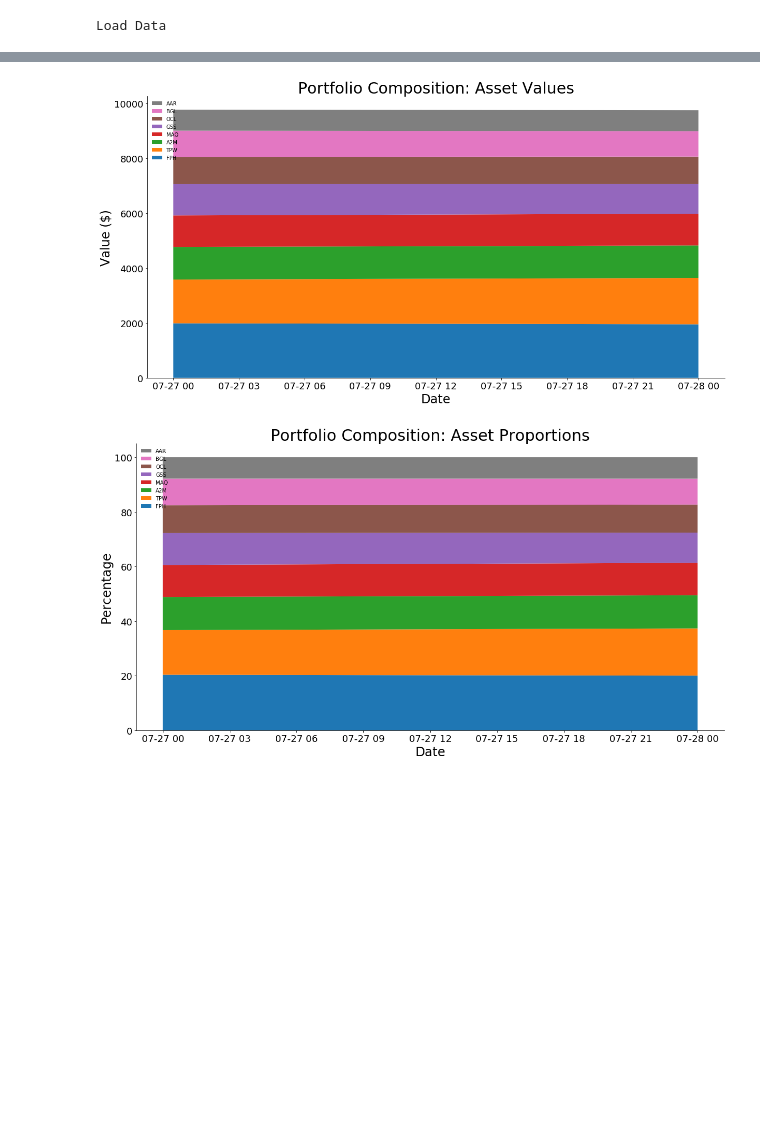
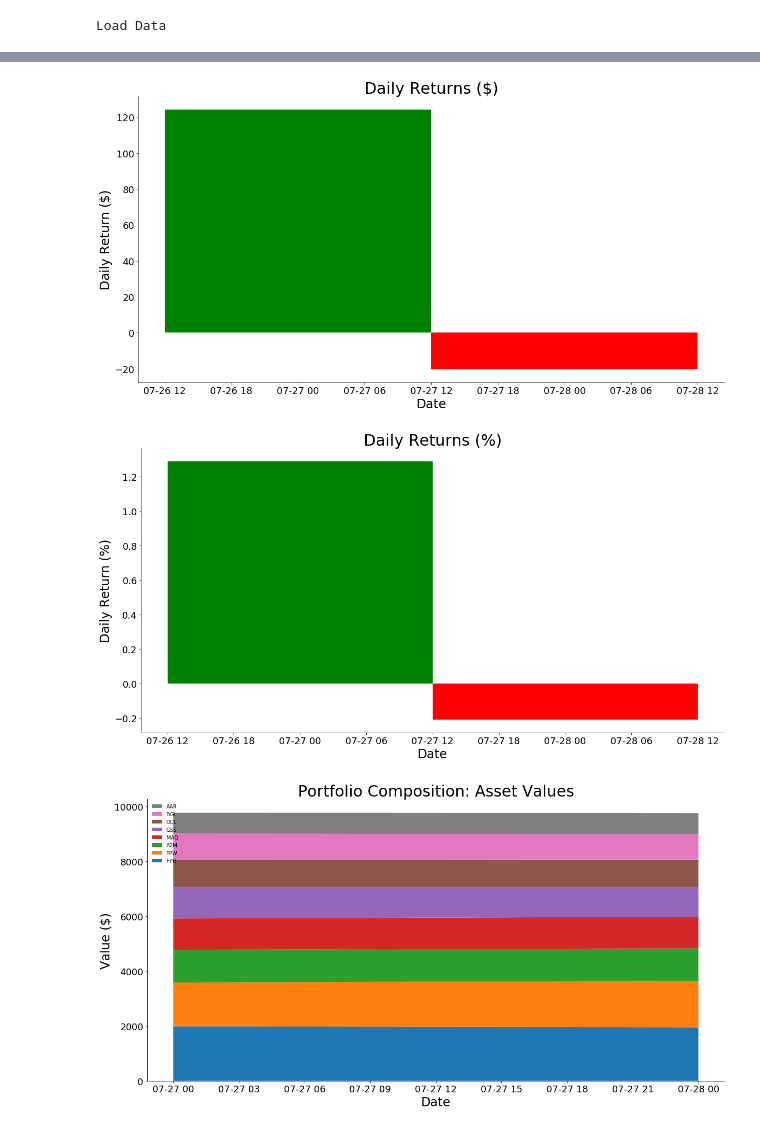
Before and after one commit to CameronChandler/Modern-Portfolio-Theory, a Jupyter notebook: Portfolio Performance.ipynb, the cells around one changed output, grey strips where cells are left out. Cells and saved outputs as stored; diff of their text form; code cells hidden in the pictures; blank space fills up the shorter version.

Commit message:
Added Profit Graphs

```diff
--- a/Portfolio Performance.ipynb
+++ b/Portfolio Performance.ipynb
@@ -55,8 +55,6 @@ for code in tqdm(INVESTMENTS.keys()):
 
 daily['date'] = pd.to_datetime(daily.date)
 daily = daily.ffill().set_index('date')
-# Calculate daily returns
-returns = daily.pct_change().dropna()
 
 original_investment = 0
 for code, data in INVESTMENTS.items():
@@ -65,8 +63,9 @@ for code, data in INVESTMENTS.items():
 
 units = [INVESTMENTS[code][0] for code in daily.columns]
 portfolio_value = daily.to_numpy() @ units
-profit = portfolio_value - original_investment
+profit = [-fees] + list(portfolio_value - original_investment)
 
+################################################################
 # Graph assets' performance
 fig, ax = plt.subplots(figsize=(20, 10))
 for code in daily:
@@ -80,6 +79,7 @@ ax.set_ylabel('Relative Value', fontsize=MED)
 plt.legend(frameon=False, fontsize=16)
 plt.show()
 
+################################################################
 # Graph Profit
 fees = len(daily.columns) * TRADING_FEE
 prev_date = daily.index[0] - pd.Timedelta(days=1)
@@ -87,8 +87,9 @@ prev_date = daily.index[0] - pd.Timedelta(days=1)
 fig, ax1 = plt.subplots(figsize=(20, 10))
 ax2 = ax1.twinx()
 
-ax1.plot([prev_date] + list(daily.index), [original_investment-fees] + list(portfolio_value), alpha=0)
-ax2.plot([prev_date] + list(daily.index), [-fees] + list(profit), lw=LW, c='green')
+portfolio_value = np.array([original_investment-fees] + list(portfolio_value))
+ax1.plot([prev_date] + list(daily.index), portfolio_value, alpha=0)
+ax2.plot([prev_date] + list(daily.index), profit, lw=LW, c='green')
 
 ax1.spines['top'].set_visible(False)
 ax2.spines['top'].set_visible(False)
@@ -98,35 +99,70 @@ ax1.set_ylabel('Portfolio ($)', fontsize=MED)
 ax2.set_ylabel('Profit ($)', fontsize=MED, rotation=270, labelpad=22)
 plt.show()
 
+################################################################
+fig, ax = plt.subplots(figsize=(20, 10))
+
+profits = np.diff(portfolio_value)
+# Positive
+ax.bar(daily.index, [max(0, p) for p in profits], width=1, color='green')
+
+# Negative
+ax.bar(daily.index, [min(0, p) for p in profits], width=1, color='red')
+
+sns.despine()
+ax.set_title('Daily Returns ($)', fontsize=LARGE)
+ax.set_xlabel('Date', fontsize=MED)
+ax.set_ylabel('Daily Return ($)', fontsize=MED)
+plt.show()
+
+################################################################
+fig, ax = plt.subplots(figsize=(20, 10))
+
+returns = 100 * np.diff(portfolio_value) / portfolio_value[:-1]
+# Positive
+ax.bar(daily.index, [max(0, r) for r in returns], width=1, color='green')
+
+# Negative
+ax.bar(daily.index, [min(0, r) for r in returns], width=1, color='red')
+
+sns.despine()
+ax.set_title('Daily Returns (%)', fontsize=LARGE)
+ax.set_xlabel('Date', fontsize=MED)
+ax.set_ylabel('Daily Return (%)', fontsize=MED)
+plt.show()
+
+################################################################
 # Asset performance II
 assets = daily * units
 assets = assets.sort_values(axis=1, by=assets.index[-1], ascending=False)
 
 fig, ax = plt.subplots(figsize=(20, 10))
 ax.stackplot(daily.index, assets.to_numpy().T, labels=assets.columns)
 handles, labels = ax.get_legend_handles_labels()
 
 ax.set_title('Portfolio Composition: Asset Values', fontsize=LARGE)
 ax.set_xlabel('Date', fontsize=MED)
 ax.set_ylabel('Value ($)', fontsize=MED)
 ax.legend(handles[::-1], labels[::-1], frameon=False, loc='upper left')
 sns.despine()
 plt.show()
 
+################################################################
 # Asset performance III
 fig, ax = plt.subplots(figsize=(20, 10))
 ax.stackplot(daily.index, 100 * assets.T / assets.T.sum(), labels=assets.columns)
 handles, labels = ax.get_legend_handles_labels()
 
 ax.set_title('Portfolio Composition: Asset Proportions', fontsize=LARGE)
 ax.set_xlabel('Date', fontsize=MED)
 ax.set_ylabel('Percentage', fontsize=MED)
 ax.legend(handles[::-1], labels[::-1], frameon=False, loc='upper left')
 sns.despine()
 plt.show()
 # %% [output]
 Load Data
 [figure]
 [figure]
-[figure, old version]
+[figure, new version]
-[figure, old version]
+[figure, new version]
+[figure, added]
```
Also changed, not shown: parts of 1 cell of this notebook.
